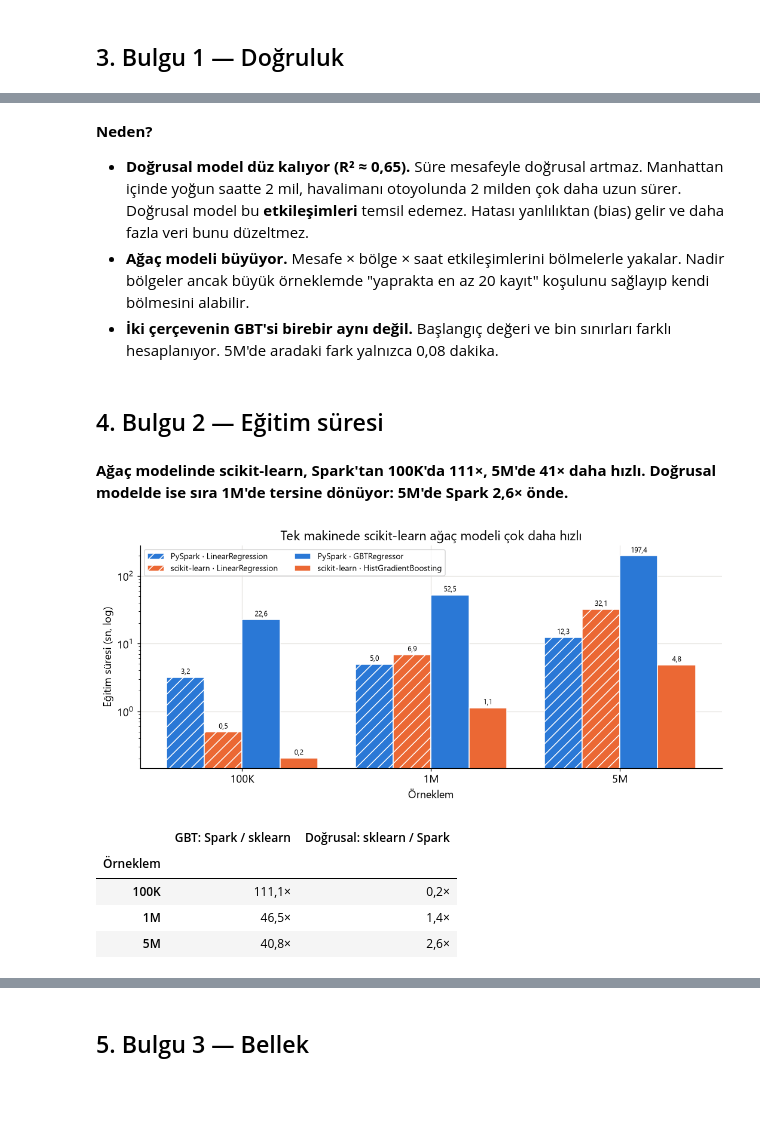
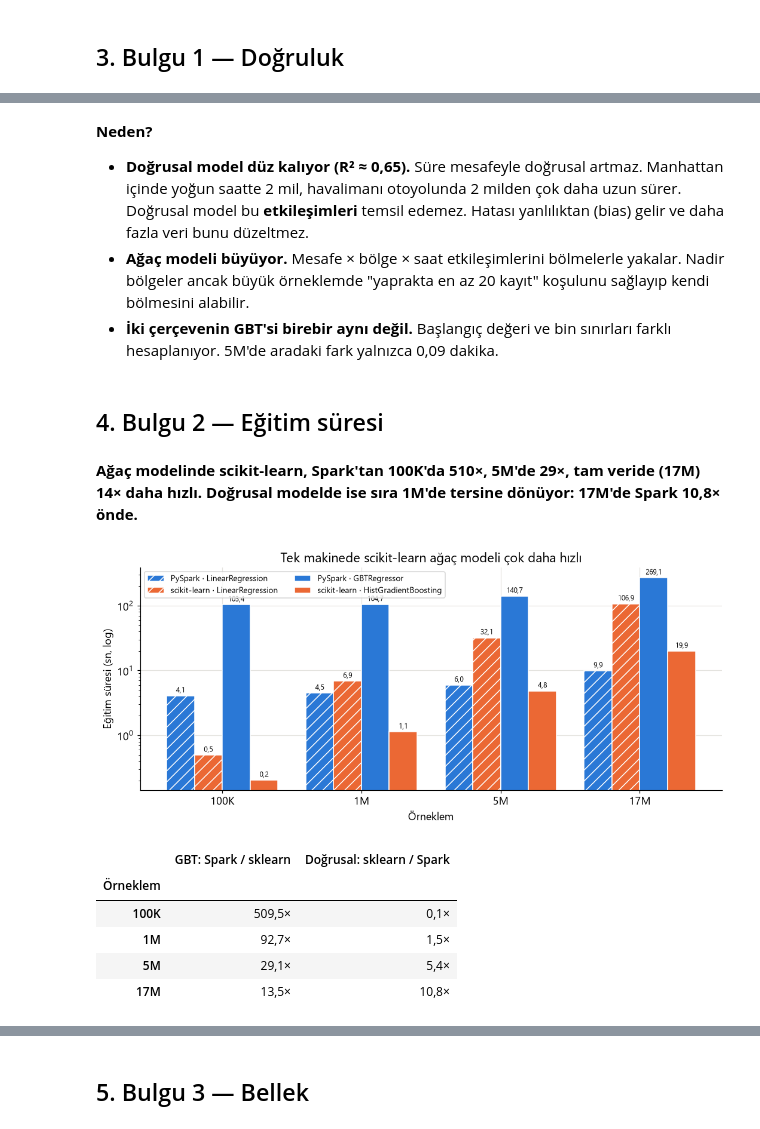
Before and after one commit to ismailesatucmak/BVA_Project, a Jupyter notebook: notebooks/04_ml_duration_ders.ipynb, the cells around one changed output, grey strips where cells are left out. Saved outputs shown, nothing was run; the diff lists cells and outputs as text; code cells hidden in the pictures; blank space fills up the shorter version.

```diff
--- a/notebooks/04_ml_duration_ders.ipynb
+++ b/notebooks/04_ml_duration_ders.ipynb
@@ -208,45 +211,46 @@ display(table.rename_axis("R²").rename_axis(None, axis=1).map(lambda v: tr_dec(
 **Neden?**
 - **Doğrusal model düz kalıyor (R² ≈ 0,65).** Süre mesafeyle doğrusal artmaz. Manhattan içinde yoğun saatte 2 mil, havalimanı otoyolunda 2 milden çok daha uzun sürer. Doğrusal model bu **etkileşimleri** temsil edemez. Hatası yanlılıktan (bias) gelir ve daha fazla veri bunu düzeltmez.
 - **Ağaç modeli büyüyor.** Mesafe × bölge × saat etkileşimlerini bölmelerle yakalar. Nadir bölgeler ancak büyük örneklemde "yaprakta en az 20 kayıt" koşulunu sağlayıp kendi bölmesini alabilir.
-- **İki çerçevenin GBT'si birebir aynı değil.** Başlangıç değeri ve bin sınırları farklı hesaplanıyor. 5M'de aradaki fark yalnızca 0,08 dakika.
+- **İki çerçevenin GBT'si birebir aynı değil.** Başlangıç değeri ve bin sınırları farklı hesaplanıyor. 5M'de aradaki fark yalnızca 0,09 dakika.
 # %% [markdown]
 ## 4. Bulgu 2 — Eğitim süresi
 # %%
 times = comp.pivot(index="size_label", columns="label", values="train_time_s").loc[SIZES]
 gbt_ratio = times["PySpark · GBTRegressor"] / times["scikit-learn · HistGradientBoosting"]
 lr_ratio = times["scikit-learn · LinearRegression"] / times["PySpark · LinearRegression"]
 md(f"**Ağaç modelinde scikit-learn, Spark'tan 100K'da {tr_dec(gbt_ratio['100K'], 0)}×, "
-   f"5M'de {tr_dec(gbt_ratio['5M'], 0)}× daha hızlı. Doğrusal modelde ise sıra 1M'de tersine dönüyor: "
-   f"5M'de Spark {tr_dec(lr_ratio['5M'], 1)}× önde.**")
+   f"5M'de {tr_dec(gbt_ratio['5M'], 0)}×, tam veride (17M) {tr_dec(gbt_ratio['17M'], 0)}× daha hızlı. "
+   f"Doğrusal modelde ise sıra 1M'de tersine dönüyor: 17M'de Spark {tr_dec(lr_ratio['17M'], 1)}× önde.**")
 
 order = ["PySpark · LinearRegression", "scikit-learn · LinearRegression",
          "PySpark · GBTRegressor", "scikit-learn · HistGradientBoosting"]
 fig, ax = plt.subplots(figsize=(9.5, 4.2), layout="constrained")
 x = np.arange(len(SIZES))
 width = 0.2
 for i, label in enumerate(order):
     framework = label.split(" · ")[0]
     hatch = "//" if "Linear" in label else None
     bars = ax.bar(x + (i - 1.5) * width, times[label], width, color=COLOR[framework],
                   hatch=hatch, edgecolor="white", label=label)
     ax.bar_label(bars, labels=[tr_dec(v, 1) for v in times[label]], fontsize=8, padding=2)
 ax.set_yscale("log")
 ax.set_xticks(x, SIZES)
 ax.set(ylabel="Eğitim süresi (sn, log)", xlabel="Örneklem",
        title="Tek makinede scikit-learn ağaç modeli çok daha hızlı")
 ax.legend(fontsize=9, ncol=2, loc="upper left")
 show(fig)
 
 display(pd.DataFrame({"GBT: Spark / sklearn": gbt_ratio, "Doğrusal: sklearn / Spark": lr_ratio})
         .rename_axis("Örneklem").map(lambda v: tr_dec(v, 1) + "×"))
 # %% [output]
-**Ağaç modelinde scikit-learn, Spark'tan 100K'da 111×, 5M'de 41× daha hızlı. Doğrusal modelde ise sıra 1M'de tersine dönüyor: 5M'de Spark 2,6× önde.**
+**Ağaç modelinde scikit-learn, Spark'tan 100K'da 510×, 5M'de 29×, tam veride (17M) 14× daha hızlı. Doğrusal modelde ise sıra 1M'de tersine dönüyor: 17M'de Spark 10,8× önde.**
-[figure, old version]
+[figure, new version]
 |  | GBT: Spark / sklearn | Doğrusal: sklearn / Spark |
 | Örneklem |  |  |
-| 100K | 111,1× | 0,2× |
-| 1M | 46,5× | 1,4× |
-| 5M | 40,8× | 2,6× |
+| 100K | 509,5× | 0,1× |
+| 1M | 92,7× | 1,5× |
+| 5M | 29,1× | 5,4× |
+| 17M | 13,5× | 10,8× |
 # %% [markdown]
 **Neden Spark ağaçta yavaş?**
 - Spark her ağaç seviyesini ayrı bir iş (job) olarak zamanlar. 50 ağaç × 5 seviye, yüzlerce iş demek.
```
Also changed, not shown: parts of 17 cells of this notebook, 38 other files.
